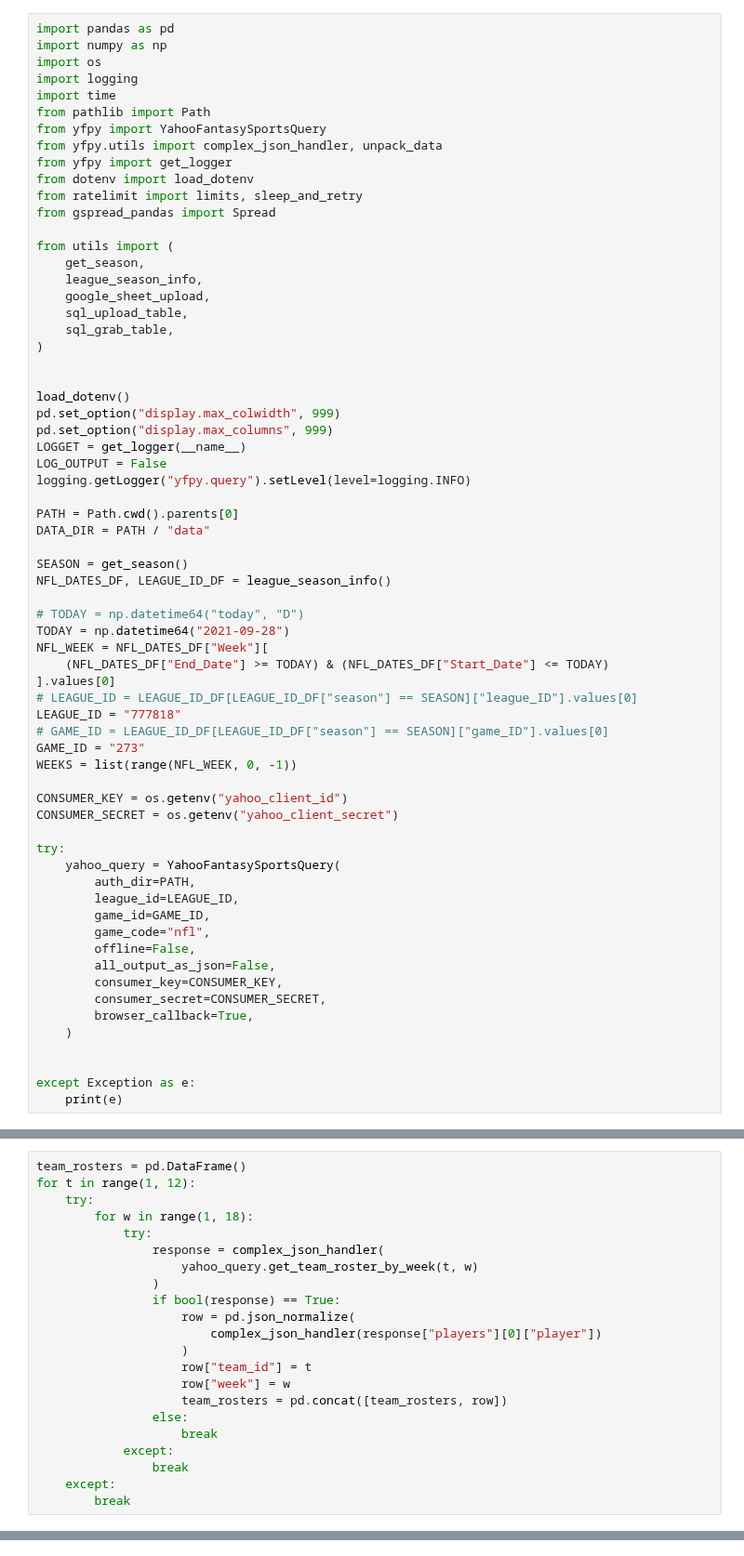
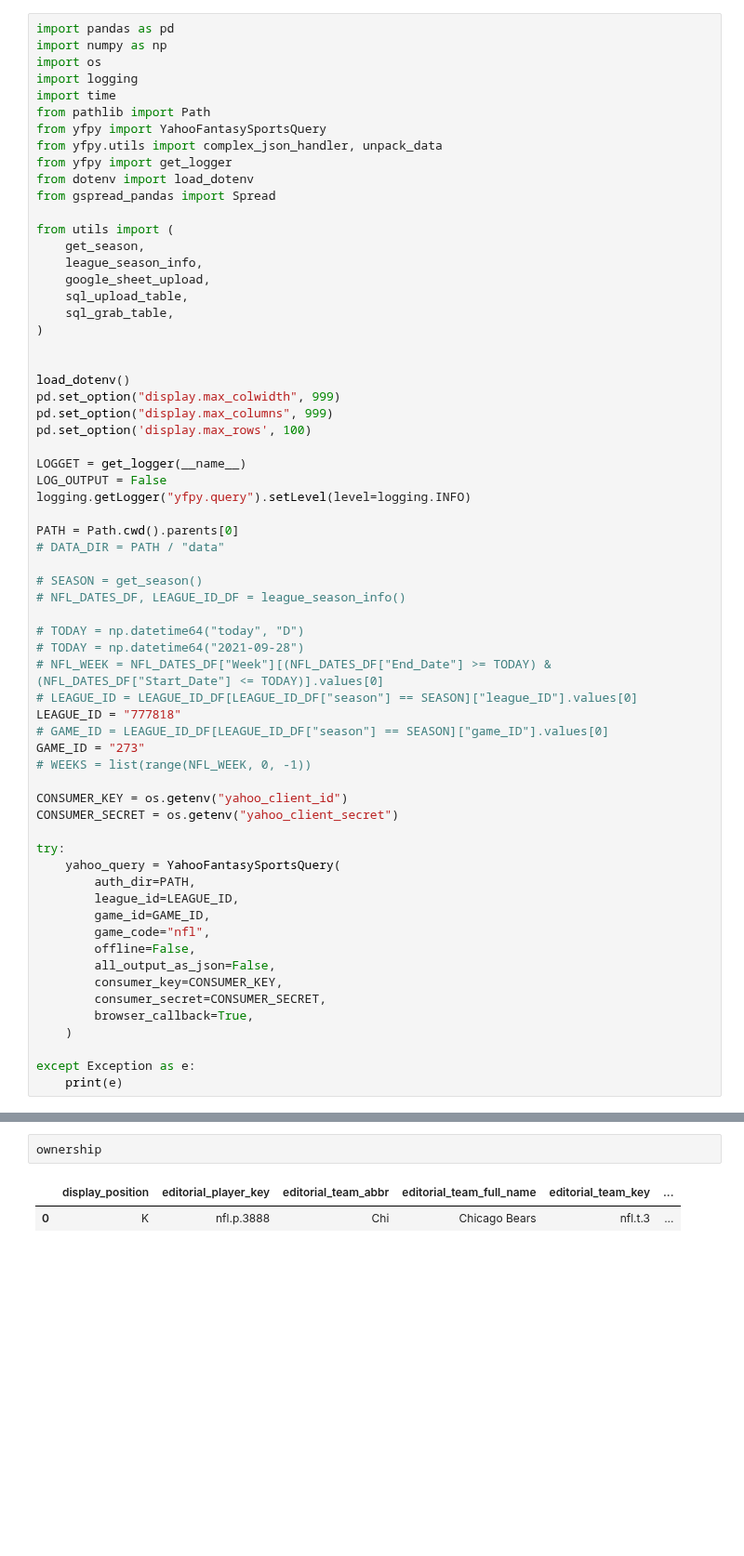
Before and after one commit to cuddebtj/Yahoo_Data, a Jupyter notebook: scripts/main.ipynb, the cells around one changed output, grey strips where cells are left out. Shown at 93% size. Cells and saved outputs as stored; diff of their text form; blank space fills up the shorter version.

Commit message:
Player Stats needs work, updates to other fx's

```diff
--- a/scripts/main.ipynb
+++ b/scripts/main.ipynb
@@ -9,7 +9,6 @@ from yfpy import YahooFantasySportsQuery
 from yfpy.utils import complex_json_handler, unpack_data
 from yfpy import get_logger
 from dotenv import load_dotenv
-from ratelimit import limits, sleep_and_retry
 from gspread_pandas import Spread
 
 from utils import (
@@ -24,26 +23,26 @@ from utils import (
 load_dotenv()
 pd.set_option("display.max_colwidth", 999)
 pd.set_option("display.max_columns", 999)
+pd.set_option('display.max_rows', 100)
+
 LOGGET = get_logger(__name__)
 LOG_OUTPUT = False
 logging.getLogger("yfpy.query").setLevel(level=logging.INFO)
 
 PATH = Path.cwd().parents[0]
-DATA_DIR = PATH / "data"
+# DATA_DIR = PATH / "data"
 
-SEASON = get_season()
-NFL_DATES_DF, LEAGUE_ID_DF = league_season_info()
+# SEASON = get_season()
+# NFL_DATES_DF, LEAGUE_ID_DF = league_season_info()
 
 # TODAY = np.datetime64("today", "D")
-TODAY = np.datetime64("2021-09-28")
-NFL_WEEK = NFL_DATES_DF["Week"][
-    (NFL_DATES_DF["End_Date"] >= TODAY) & (NFL_DATES_DF["Start_Date"] <= TODAY)
-].values[0]
+# TODAY = np.datetime64("2021-09-28")
+# NFL_WEEK = NFL_DATES_DF["Week"][(NFL_DATES_DF["End_Date"] >= TODAY) & (NFL_DATES_DF["Start_Date"] <= TODAY)].values[0]
 # LEAGUE_ID = LEAGUE_ID_DF[LEAGUE_ID_DF["season"] == SEASON]["league_ID"].values[0]
 LEAGUE_ID = "777818"
 # GAME_ID = LEAGUE_ID_DF[LEAGUE_ID_DF["season"] == SEASON]["game_ID"].values[0]
 GAME_ID = "273"
-WEEKS = list(range(NFL_WEEK, 0, -1))
+# WEEKS = list(range(NFL_WEEK, 0, -1))
 
 CONSUMER_KEY = os.getenv("yahoo_client_id")
 CONSUMER_SECRET = os.getenv("yahoo_client_secret")
@@ -61,6 +60,5 @@ try:
         browser_callback=True,
     )
 
-
 except Exception as e:
     print(e)
@@ -94,23 +65 @@ HTTPError: Yahoo data unavailable due to rate limiting. Please try again later.
-# %%
-team_rosters = pd.DataFrame()
-for t in range(1, 12):
-    try:
-        for w in range(1, 18):
-            try:
-                response = complex_json_handler(
-                    yahoo_query.get_team_roster_by_week(t, w)
-                )
-                if bool(response) == True:
-                    row = pd.json_normalize(
-                        complex_json_handler(response["players"][0]["player"])
-                    )
-                    row["team_id"] = t
-                    row["week"] = w
-                    team_rosters = pd.concat([team_rosters, row])
-                else:
-                    break
-            except:
-                break
-    except:
-        break
 # %%
@@ -153,0 +113,5 @@ for k in player_keys:
+# %%
+ownership
+# %% [output]
+|  | display_position | editorial_player_key | editorial_team_abbr | editorial_team_full_name | editorial_team_key | ... |
+| 0 | K | nfl.p.3888 | Chi | Chicago Bears | nfl.t.3 | ... |
```
Also changed, not shown: parts of 7 cells of this notebook, 4 other files.
